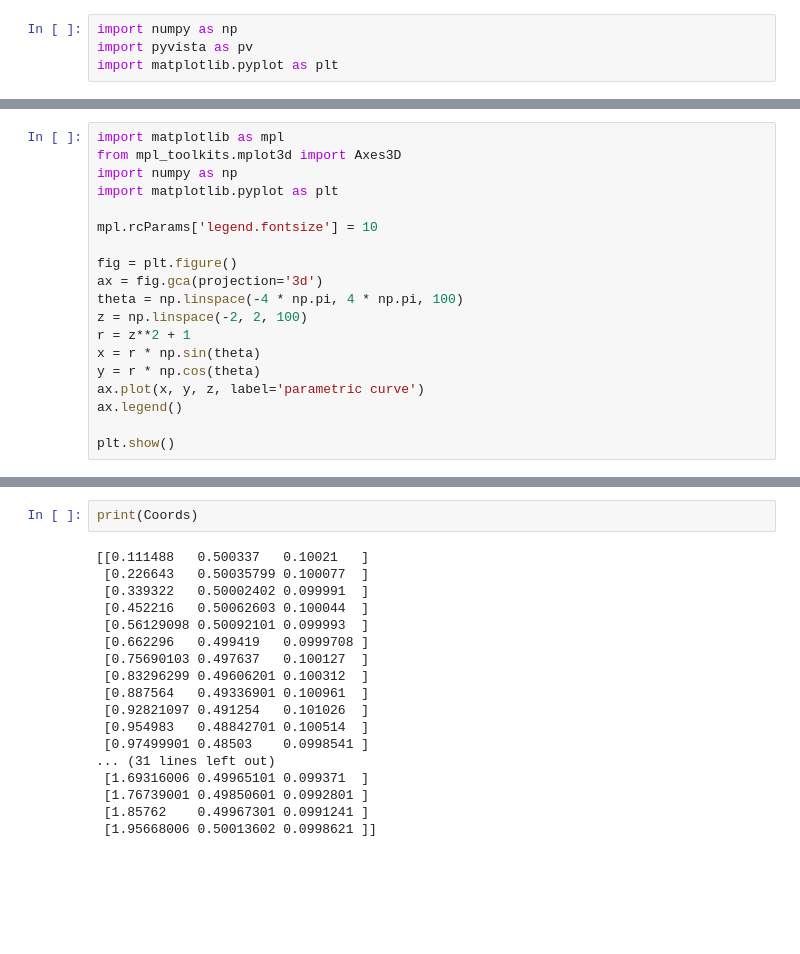
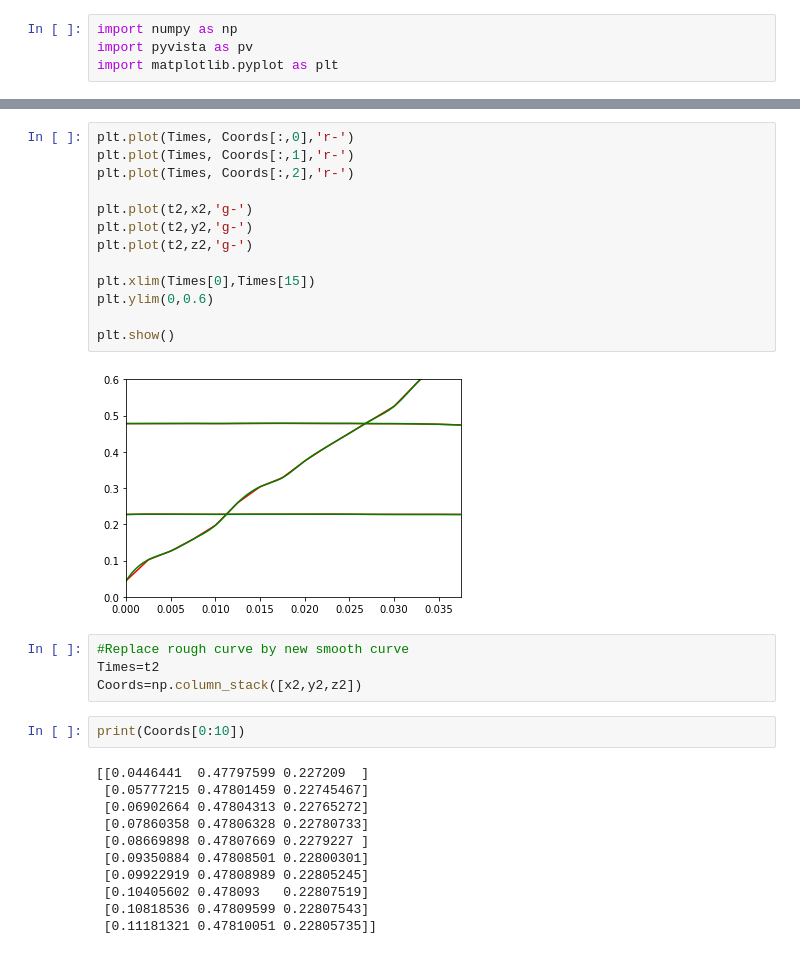
Before and after one commit to BinWang0213/PoreAnime, a Jupyter notebook: examples/CylinderFlow/CameraInterp.ipynb, the cells around one changed output, grey strips where cells are left out. Cells and saved outputs as stored; diff of their text form; blank space fills up the shorter version.

```diff
--- a/examples/CylinderFlow/CameraInterp.ipynb
+++ b/examples/CylinderFlow/CameraInterp.ipynb
@@ -22,19 +4,0 @@ plt.legend(['x','y','z'])
-# %%
-import matplotlib as mpl
-from mpl_toolkits.mplot3d import Axes3D
-import numpy as np
-import matplotlib.pyplot as plt
-
-mpl.rcParams['legend.fontsize'] = 10
-
-fig = plt.figure()
-ax = fig.gca(projection='3d')
-theta = np.linspace(-4 * np.pi, 4 * np.pi, 100)
-z = np.linspace(-2, 2, 100)
-r = z**2 + 1
-x = r * np.sin(theta)
-y = r * np.cos(theta)
-ax.plot(x, y, z, label='parametric curve')
-ax.legend()
-
-plt.show()
@@ -58,21 +24,33 @@ Times=np.linspace(0,SimTime,len(Coords),endpoint=False)
+# %%
+plt.plot(Times, Coords[:,0],'r-')
+plt.plot(Times, Coords[:,1],'r-')
+plt.plot(Times, Coords[:,2],'r-')
+
+plt.plot(t2,x2,'g-')
+plt.plot(t2,y2,'g-')
+plt.plot(t2,z2,'g-')
+
+plt.xlim(Times[0],Times[15])
+plt.ylim(0,0.6)
+
+plt.show()
+# %% [output]
+[figure, added]
+# %%
+#Replace rough curve by new smooth curve
+Times=t2
+Coords=np.column_stack([x2,y2,z2])
 # %%
-print(Coords)
+print(Coords[0:10])
 # %% [output]
-[[0.111488   0.500337   0.10021   ]
- [0.226643   0.50035799 0.100077  ]
- [0.339322   0.50002402 0.099991  ]
- [0.452216   0.50062603 0.100044  ]
- [0.56129098 0.50092101 0.099993  ]
- [0.662296   0.499419   0.0999708 ]
- [0.75690103 0.497637   0.100127  ]
- [0.83296299 0.49606201 0.100312  ]
- [0.887564   0.49336901 0.100961  ]
- [0.92821097 0.491254   0.101026  ]
- [0.954983   0.48842701 0.100514  ]
- [0.97499901 0.48503    0.0998541 ]
-... (31 lines left out)
- [1.69316006 0.49965101 0.099371  ]
- [1.76739001 0.49850601 0.0992801 ]
- [1.85762    0.49967301 0.0991241 ]
- [1.95668006 0.50013602 0.0998621 ]]
+[[0.0446441  0.47797599 0.227209  ]
+ [0.05777215 0.47801459 0.22745467]
+ [0.06902664 0.47804313 0.22765272]
+ [0.07860358 0.47806328 0.22780733]
+ [0.08669898 0.47807669 0.2279227 ]
+ [0.09350884 0.47808501 0.22800301]
+ [0.09922919 0.47808989 0.22805245]
+ [0.10405602 0.478093   0.22807519]
+ [0.10818536 0.47809599 0.22807543]
+ [0.11181321 0.47810051 0.22805735]]
 # %%
```
Also changed, not shown: parts of 20 cells of this notebook, 3 other files.
